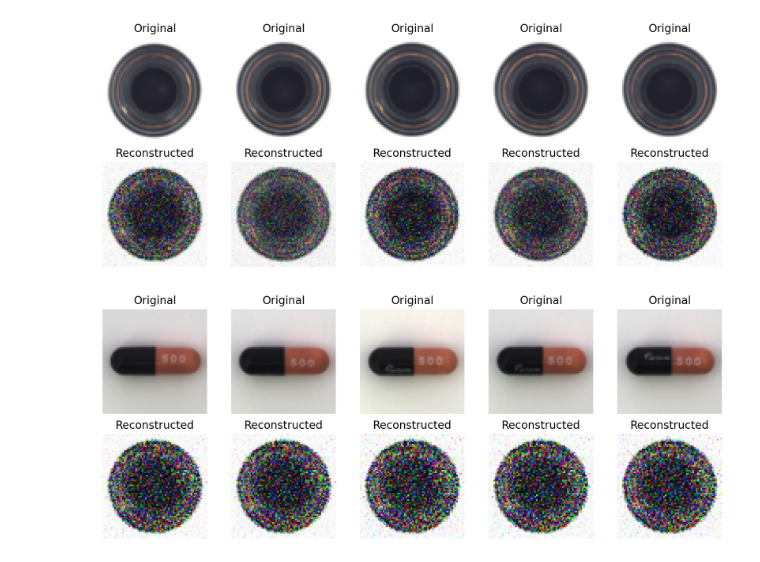
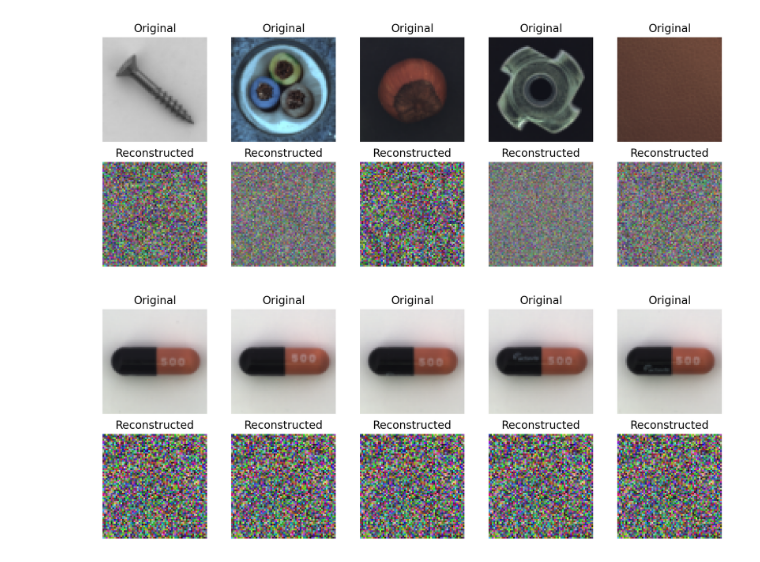
Before and after one commit to buehlpa/MVTec_Visualizer, a Jupyter notebook: mvtec_gan.ipynb, the cells around one changed output. Drawn from its saved outputs; the diff is of its cells as text; code cells hidden in the pictures.

Commit message:
generator update

```diff
--- a/mvtec_gan.ipynb
+++ b/mvtec_gan.ipynb
@@ -44,15 +44,17 @@ LOG_DIR= '/home/bule/projects/MVTec_Visualizer/tensorboard_logs'
 FILENAME = 'MVTEC_embeddings_df'
 df = pd.read_pickle(os.path.join(PROJECT_DATA_PATH,FILENAME+'.pkl'))
 
-category = 'bottle' # categories = ['bottle', 'cable', 'capsule', 'carpet', 'grid', 'hazelnut', 'leather', 'metal_nut', 'pill', 'screw', 'tile', 'toothbrush', 'transistor', 'wood', 'zipper']
-# filter for category
-df = df[df.index.str.contains(category)]
-df = df[df.index.str.contains('good')]
+## Uncomment to filter for category
+# category = 'bottle' # categories = ['bottle', 'cable', 'capsule', 'carpet', 'grid', 'hazelnut', 'leather', 'metal_nut', 'pill', 'screw', 'tile', 'toothbrush', 'transistor', 'wood', 'zipper']
+# # filter for category
+# df = df[df.index.str.contains(category)]
+# df = df[df.index.str.contains('good')]
 
 image_paths=[pts[1:]for pts in df.index]
 df = df.set_index(pd.Index(image_paths))
 # %%
 ##train
+num_epochs = 20  # Set the number of epochs
 
 # Check for GPU and set the default device accordingly
 device = torch.device("cuda" if torch.cuda.is_available() else "cpu")
@@ -133,10 +135,9 @@ optimizer_D = torch.optim.Adam(discriminator.parameters(), lr=0.0002, betas=(0.5
 
 # Dataset and Dataloader
 dataset = CustomDataset(image_paths, df, transform=transform)
-dataloader = DataLoader(dataset, batch_size=64, shuffle=True)
+dataloader = DataLoader(dataset, batch_size=512, shuffle=True)
 
 # Training loop
-num_epochs = 1000  # Set the number of epochs
 for epoch in range(num_epochs):
     for i, (imgs, embeddings) in enumerate(dataloader):
 
@@ -202,6 +187,10 @@ torch.save(discriminator.state_dict(), 'discriminator.pth')
 # %%
 ## generate from training samples
 
+# Load the generator from the given path
+generator_path = '/home/bule/projects/MVTec_Visualizer/generator.pth'
+generator = Generator(embedding_dim=embedding_dim, img_shape=img_shape).to(device)
+generator.load_state_dict(torch.load(generator_path))
 
 # Set the device
 device = torch.device("cuda" if torch.cuda.is_available() else "cpu")
@@ -236,34 +225,34 @@ def show_images(original, reconstructed):
 # Assuming 'generator' is your trained generator model
 # Assuming 'df' is your dataframe where the index is image paths and the columns are the embeddings
 generator.eval()
 
 # Number of images to sample
 num_samples = 5
 
 # Sample random embeddings and their corresponding image paths
 sample_indices = np.random.choice(df.index, size=num_samples, replace=False)
 sample_embeddings = torch.stack([torch.tensor(df.loc[idx].values).float() for idx in sample_indices]).to(device)
 sample_images_paths = [path for path in sample_indices]
 
 # Transform for the images (resize and normalize)
 transform = transforms.Compose([
     transforms.Resize((64, 64)),  # Resize to the size expected by the generator
     transforms.ToTensor(),
     transforms.Normalize([0.5, 0.5, 0.5], [0.5, 0.5, 0.5])
 ])
 
 # Load and transform the original images
 original_images = [transform(Image.open(path).convert('RGB')) for path in sample_images_paths]
 original_images = torch.stack(original_images).to(device)
 
 # Generate the reconstructed images from the embeddings
 with torch.no_grad():
     reconstructed_images = generator(sample_embeddings).to(device)
 
 # Show original and reconstructed images
 show_images(original_images, reconstructed_images)
 # %% [output]
-[figure, old version]
+[figure, new version]
 # %%
 generator.eval()
 
@@ -305,4 +294,4 @@ with torch.no_grad():
 # Show original and reconstructed images
 show_images(original_images, reconstructed_images)
 # %% [output]
-[figure, old version]
+[figure, new version]
```
Also changed, not shown: parts of 2 cells of this notebook.
